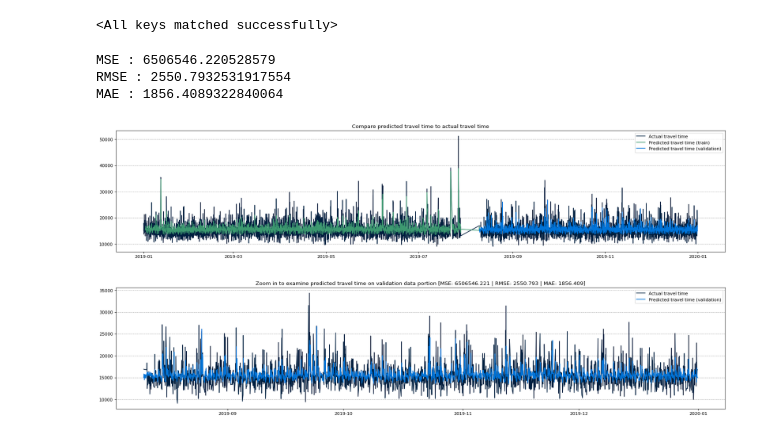
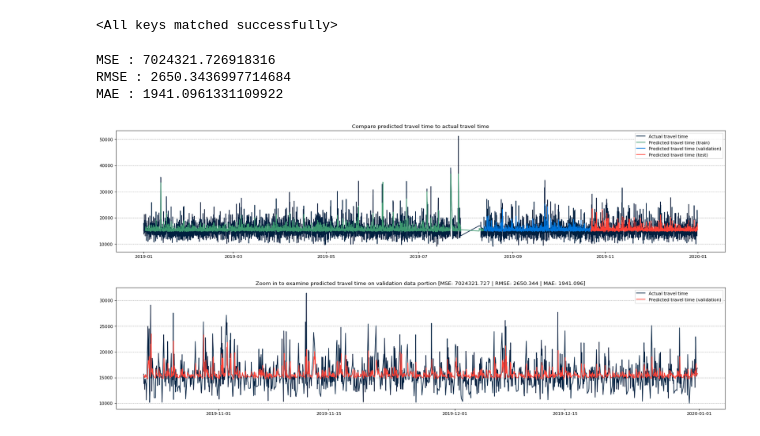
Before and after one commit to Travel-Time-Prediction/explore-gps-log-data, a Jupyter notebook: models/lstm/train.ipynb, the cells around one changed output. Saved outputs shown, nothing was run; the diff lists cells and outputs as text; code cells hidden in the pictures.

Commit message:
[~] fix lstm train file

```diff
--- a/models/lstm/train.ipynb
+++ b/models/lstm/train.ipynb
@@ -106,0 +108,2 @@ split_index, data_x_train, data_y_train, data_x_val, data_y_val, data_x_unseen =
+# %%
+data_x_train, data_x_val, data_x_test, data_y_train, data_y_val, data_y_test, split_train_index, split_val_index = generate_data(normalize_data_travel_time, data_date, num_data_points, scaler, cfg, True)
@@ -107,7 +112,9 @@ split_index, data_x_train, data_y_train, data_x_val, data_y_val, data_x_unseen =
 # %%
 dataset_train = TravelTimeDataset(data_x_train, data_y_train)
 dataset_val = TravelTimeDataset(data_x_val, data_y_val)
+dataset_test = TravelTimeDataset(data_x_test, data_y_test)
 
 print("Train data shape", dataset_train.x.shape, dataset_train.y.shape)
 print("Validation data shape", dataset_val.x.shape, dataset_val.y.shape)
+print("Test data shape", dataset_test.x.shape, dataset_test.y.shape)
 # %% [output]
@@ -250,14 +258,16 @@ plt.show()
 # %%
 train_dataloader = DataLoader(dataset_train, batch_size=cfg['train']['batch_size'], shuffle=False)
 val_dataloader = DataLoader(dataset_val, batch_size=cfg['train']['batch_size'], shuffle=False)
+test_dataloader = DataLoader(dataset_test, batch_size=cfg['train']['batch_size'], shuffle=False)
 # %%
-checkpoint = torch.load(os.path.join(cfg['train']['checkpoint_path'],'lstm_69_0.778.pth'))
+checkpoint = torch.load(os.path.join(cfg['train']['checkpoint_path'],'lstm_55_0.760.pth'))
 model.load_state_dict(checkpoint['net'])
 # %% [output]
 <All keys matched successfully>
 # %%
 predicted_train = np.array([])
 predicted_val = np.array([])
+predicted_test = np.array([])
 
 model.eval()
 for batch_idx, (x, y) in enumerate(train_dataloader):
@@ -272,9 +282,15 @@ for batch_idx, (x, y) in enumerate(val_dataloader):
     pred = pred.cpu().detach().numpy()
     predicted_val = np.concatenate((predicted_val, pred[:, 0]))
 
-mse = mean_squared_error(scaler.inverse_transform(data_y_val.reshape(-1, 1)), scaler.inverse_transform(predicted_val.reshape(-1, 1)))
-rmse = math.sqrt(mean_squared_error(scaler.inverse_transform(data_y_val.reshape(-1, 1)), scaler.inverse_transform(predicted_val.reshape(-1, 1))))
-mae = mean_absolute_error(scaler.inverse_transform(data_y_val.reshape(-1, 1)), scaler.inverse_transform(predicted_val.reshape(-1, 1)))
+for batch_idx, (x, y) in enumerate(test_dataloader):
+    x = x.to(cfg['train']['device'])
+    pred = model(x)
+    pred = pred.cpu().detach().numpy()
+    predicted_test = np.concatenate((predicted_test, pred[:, 0]))
+
+mse = mean_squared_error(scaler.inverse_transform(data_y_test.reshape(-1, 1)), scaler.inverse_transform(predicted_test.reshape(-1, 1)))
+rmse = math.sqrt(mean_squared_error(scaler.inverse_transform(data_y_test.reshape(-1, 1)), scaler.inverse_transform(predicted_test.reshape(-1, 1))))
+mae = mean_absolute_error(scaler.inverse_transform(data_y_test.reshape(-1, 1)), scaler.inverse_transform(predicted_test.reshape(-1, 1)))
 
 print(f"MSE : {mse}")
 print(f"RMSE : {rmse}")
@@ -283,41 +299,45 @@ print(f"MAE : {mae}")
 if cfg['plots']['show_plots']:
     to_plot_data_y_train_pred = np.zeros(num_data_points)
     to_plot_data_y_val_pred = np.zeros(num_data_points)
+    to_plot_data_y_test_pred = np.zeros(num_data_points)
 
-    to_plot_data_y_train_pred[cfg['data']['window_size']:split_index + cfg['data']['window_size']] = scaler.inverse_transform(predicted_train.reshape(1, -1))
-    to_plot_data_y_val_pred[split_index + cfg['data']['window_size']:] = scaler.inverse_transform(predicted_val.reshape(1, -1))
+    to_plot_data_y_train_pred[cfg['data']['window_size']:split_train_index + cfg['data']['window_size']] = scaler.inverse_transform(predicted_train.reshape(1, -1))
+    to_plot_data_y_val_pred[split_train_index + cfg['data']['window_size']:split_val_index + cfg['data']['window_size']] = scaler.inverse_transform(predicted_val.reshape(1, -1))
+    to_plot_data_y_test_pred[split_val_index + cfg['data']['window_size']:] = scaler.inverse_transform(predicted_test.reshape(1, -1))
 
     to_plot_data_y_train_pred = np.where(to_plot_data_y_train_pred == 0, None, to_plot_data_y_train_pred)
     to_plot_data_y_val_pred = np.where(to_plot_data_y_val_pred == 0, None, to_plot_data_y_val_pred)
+    to_plot_data_y_test_pred = np.where(to_plot_data_y_test_pred == 0, None, to_plot_data_y_test_pred)
 
     # plot
     fig = plt.figure(figsize=(25, 5), dpi=80)
     fig.patch.set_facecolor((1.0, 1.0, 1.0))
     plt.plot(data_date, data_travel_time, label='Actual travel time', color=cfg['plots']['color_actual'])
     plt.plot(data_date, to_plot_data_y_train_pred, label='Predicted travel time (train)', color=cfg['plots']['color_pred_train'])
     plt.plot(data_date, to_plot_data_y_val_pred, label='Predicted travel time (validation)', color=cfg['plots']['color_pred_val'])
+    plt.plot(data_date, to_plot_data_y_test_pred, label='Predicted travel time (test)', color=cfg['plots']['color_pred_test'])
     plt.title(f"Compare predicted travel time to actual travel time")
     plt.grid(b=None, which='major', axis='y', linestyle='--')
     plt.legend()
     plt.show()
 
     # prepare data for plotting, zoom in validation
-    to_plot_data_y_val_subset = scaler.inverse_transform(data_y_val.reshape(-1, 1))
-    to_plot_predicted_val = scaler.inverse_transform(predicted_val.reshape(-1, 1))
-    to_plot_data_date = data_date[split_index + cfg['data']['window_size']:]
+    to_plot_data_y_val_subset = scaler.inverse_transform(data_y_test.reshape(-1, 1))
+    to_plot_predicted_val = scaler.inverse_transform(predicted_test.reshape(-1, 1))
+    to_plot_data_date = data_date[split_val_index + cfg['data']['window_size']:]
 
     #plot
     fig = plt.figure(figsize=(25, 5), dpi=80)
     fig.patch.set_facecolor((1.0, 1.0, 1.0))
     plt.plot(to_plot_data_date, to_plot_data_y_val_subset, label='Actual travel time', color=cfg['plots']['color_actual'])
-    plt.plot(to_plot_data_date, to_plot_predicted_val, label='Predicted travel time (validation)', color=cfg['plots']['color_pred_val'])
+    plt.plot(to_plot_data_date, to_plot_predicted_val, label='Predicted travel time (validation)', color=cfg['plots']['color_pred_test'])
     plt.title(f"Zoom in to examine predicted travel time on validation data portion [MSE: {mse:.3f} | RMSE: {rmse:.3f} | MAE: {mae:.3f}]")
     plt.grid(b=None, which='major', axis='y', linestyle='--')
     plt.legend()
     plt.show()
 # %% [output]
-MSE : 6506546.220528579
-RMSE : 2550.7932531917554
-MAE : 1856.4089322840064
+MSE : 7024321.726918316
+RMSE : 2650.3436997714684
+MAE : 1941.0961331109922
-[figure, old version]
+[figure, new version]
-[figure, old version]
+[figure, new version]
```
Also changed, not shown: parts of 7 cells of this notebook, 3 other files.
